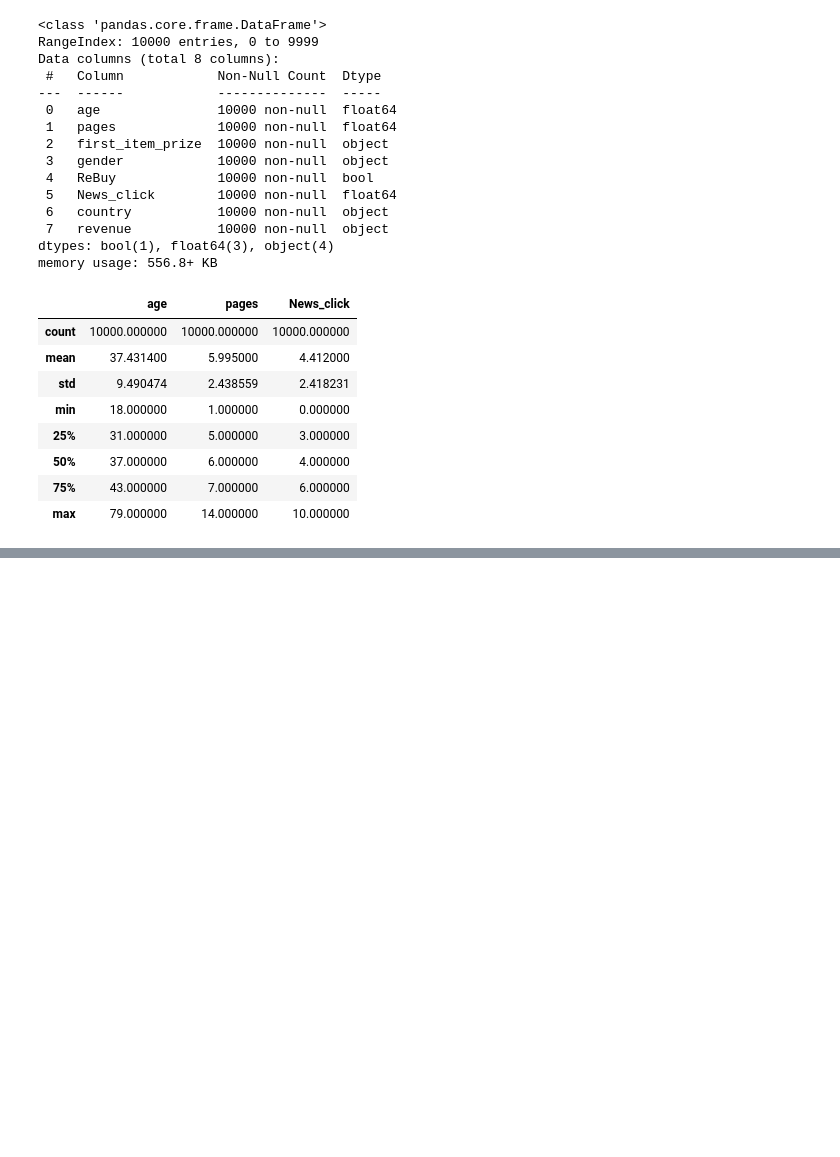
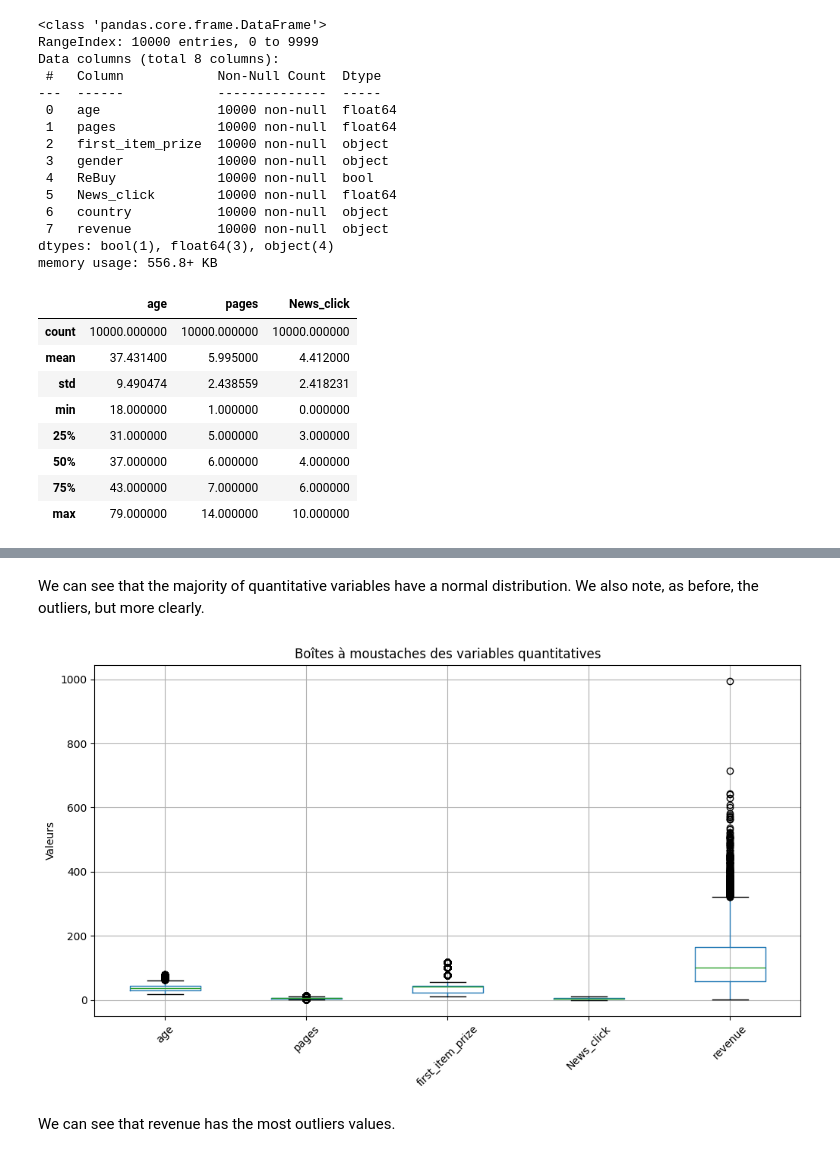
Before and after one commit to Anna-Eve/Projet-Apprentissage-automatique-n-1, a Jupyter notebook: main.ipynb, the cells around one changed output, grey strips where cells are left out. Drawn from its saved outputs; the diff is of its cells as text; code cells hidden in the pictures; blank space fills up the shorter version.

```diff
--- a/main.ipynb
+++ b/main.ipynb
@@ -44,0 +85,16 @@ plt.show()
+# %% [markdown]
+We can see that the majority of quantitative variables have a normal distribution. We also note, as before, the outliers, but more clearly.
+# %%
+cols_quanti = ["age", "pages", "first_item_prize", "News_click", "revenue"]
+
+plt.figure(figsize=(12, 6))
+
+customer[cols_quanti].boxplot()
+plt.title("Boîtes à moustaches des variables quantitatives")
+plt.ylabel("Valeurs")
+plt.xticks(rotation=45)
+plt.show()
+# %% [output]
+[figure, added]
+# %% [markdown]
+We can see that revenue has the most outliers values.
```
Also changed, not shown: parts of 38 cells of this notebook, 1 other file.
